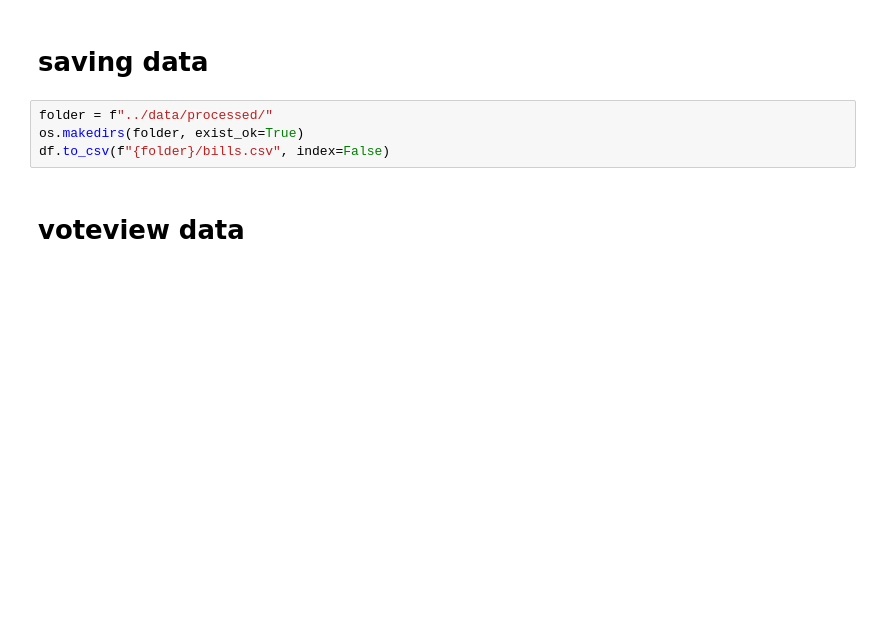
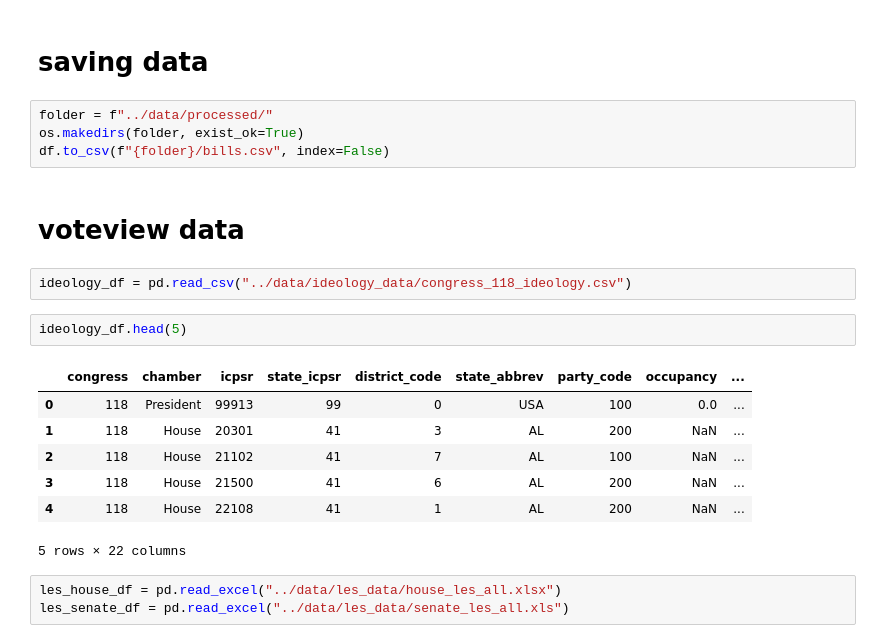
Before and after one commit to evanblizzard/ds_6021_final_project, a Jupyter notebook: Notebooks/01_data_acquisition.ipynb, the cells around one changed output. Saved outputs shown, nothing was run; the diff lists cells and outputs as text; blank space fills up the shorter version.

```diff
--- a/Notebooks/01_data_acquisition.ipynb
+++ b/Notebooks/01_data_acquisition.ipynb
@@ -178,3 +178,18 @@ os.makedirs(folder, exist_ok=True)
 df.to_csv(f"{folder}/bills.csv", index=False)
 # %% [markdown]
 # voteview data
+# %%
+ideology_df = pd.read_csv("../data/ideology_data/congress_118_ideology.csv")
+# %%
+ideology_df.head(5)
+# %% [output]
+|  | congress | chamber | icpsr | state_icpsr | district_code | state_abbrev | party_code | occupancy | ... |
+| 0 | 118 | President | 99913 | 99 | 0 | USA | 100 | 0.0 | ... |
+| 1 | 118 | House | 20301 | 41 | 3 | AL | 200 | NaN | ... |
+| 2 | 118 | House | 21102 | 41 | 7 | AL | 100 | NaN | ... |
+| 3 | 118 | House | 21500 | 41 | 6 | AL | 200 | NaN | ... |
+| 4 | 118 | House | 22108 | 41 | 1 | AL | 200 | NaN | ... |
+5 rows × 22 columns
+# %%
+les_house_df = pd.read_excel("../data/les_data/house_les_all.xlsx")
+les_senate_df = pd.read_excel("../data/les_data/senate_les_all.xls")
```
Also changed, not shown: parts of 4 cells of this notebook.
